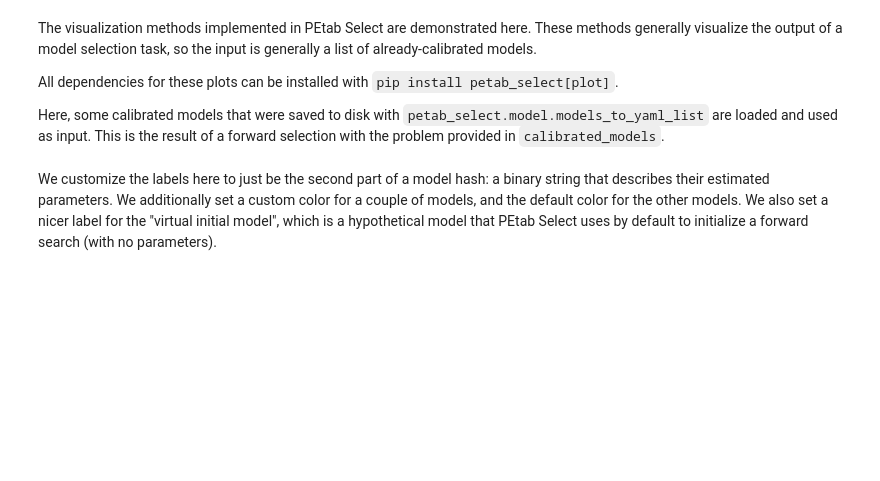
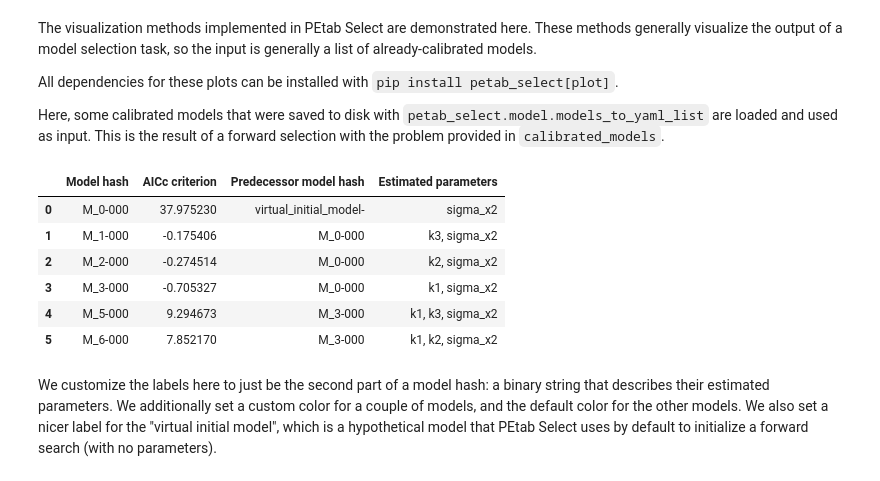
Before and after one commit to PEtab-dev/petab_select, a Jupyter notebook: doc/examples/visualization.ipynb, the cells around one changed output. Saved outputs shown, nothing was run; the diff lists cells and outputs as text; code cells hidden in the pictures; blank space fills up the shorter version.

```diff
--- a/doc/examples/visualization.ipynb
+++ b/doc/examples/visualization.ipynb
@@ -12,6 +12,33 @@ import petab_select
 models = petab_select.models_from_yaml_list(
     model_list_yaml="calibrated_models/calibrated_models.yaml"
 )
+# %%
+import pandas as pd
+
+pd.DataFrame(
+    {
+        "Model hash": [model.model_id for model in models],
+        "AICc criterion": [
+            model.get_criterion(petab_select.Criterion.AICC)
+            for model in models
+        ],
+        "Predecessor model hash": [
+            model.predecessor_model_hash for model in models
+        ],
+        "Estimated parameters": [
+            ", ".join(model.get_estimated_parameter_ids_all())
+            for model in models
+        ],
+    }
+)
+# %% [output]
+|  | Model hash | AICc criterion | Predecessor model hash | Estimated parameters |
+| 0 | M_0-000 | 37.975230 | virtual_initial_model- | sigma_x2 |
+| 1 | M_1-000 | -0.175406 | M_0-000 | k3, sigma_x2 |
+| 2 | M_2-000 | -0.274514 | M_0-000 | k2, sigma_x2 |
+| 3 | M_3-000 | -0.705327 | M_0-000 | k1, sigma_x2 |
+| 4 | M_5-000 | 9.294673 | M_3-000 | k1, k3, sigma_x2 |
+| 5 | M_6-000 | 7.852170 | M_3-000 | k1, k2, sigma_x2 |
 # %% [markdown]
 We customize the labels here to just be the second part of a model hash: a binary string that describes their estimated parameters. We additionally set a custom color for a couple of models, and the default color for the other models. We also set a nicer label for the "virtual initial model", which is a hypothetical model that PEtab Select uses by default to initialize a forward search (with no parameters).
 # %%
```
Also changed, not shown: parts of 3 cells of this notebook, 1 other file.
